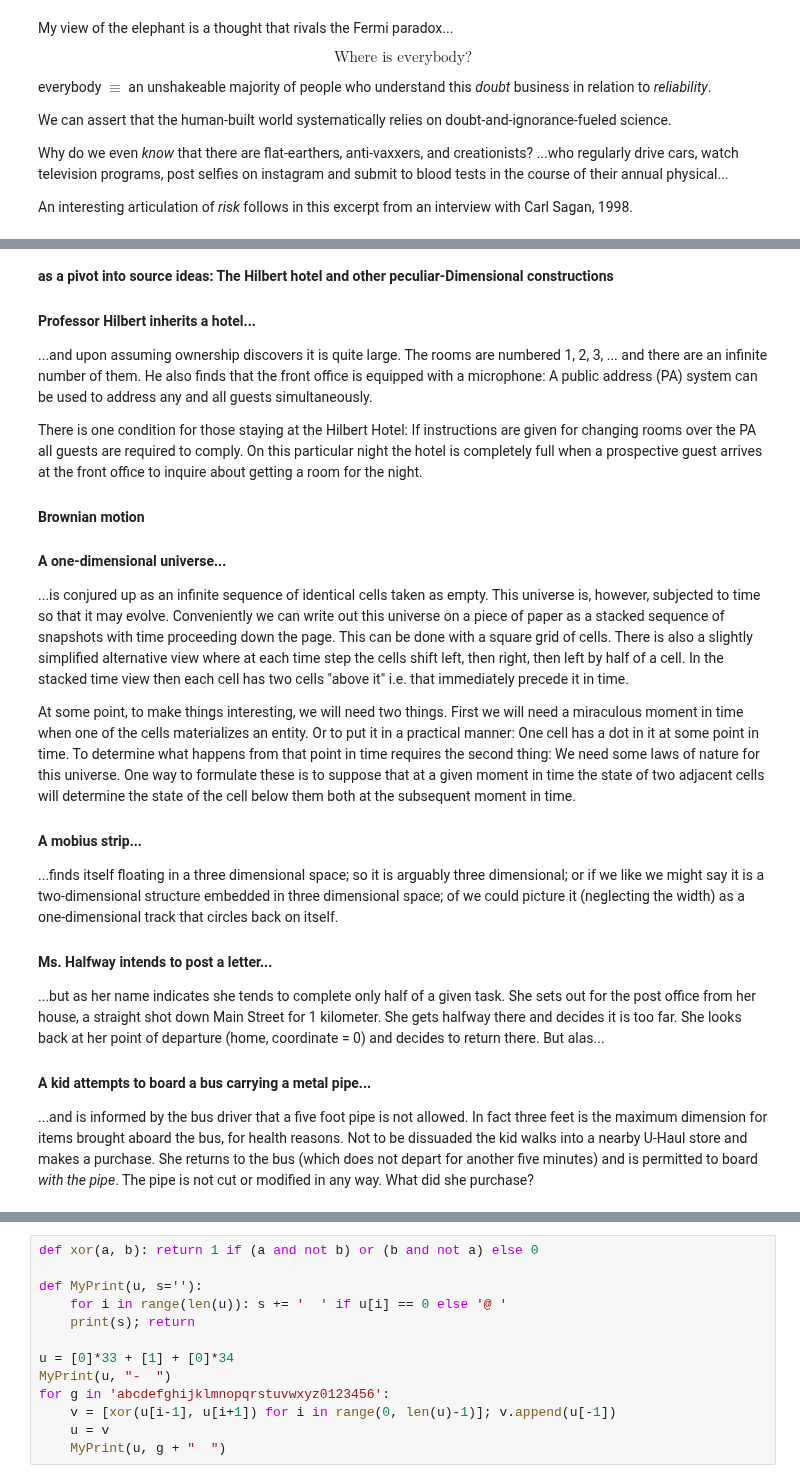
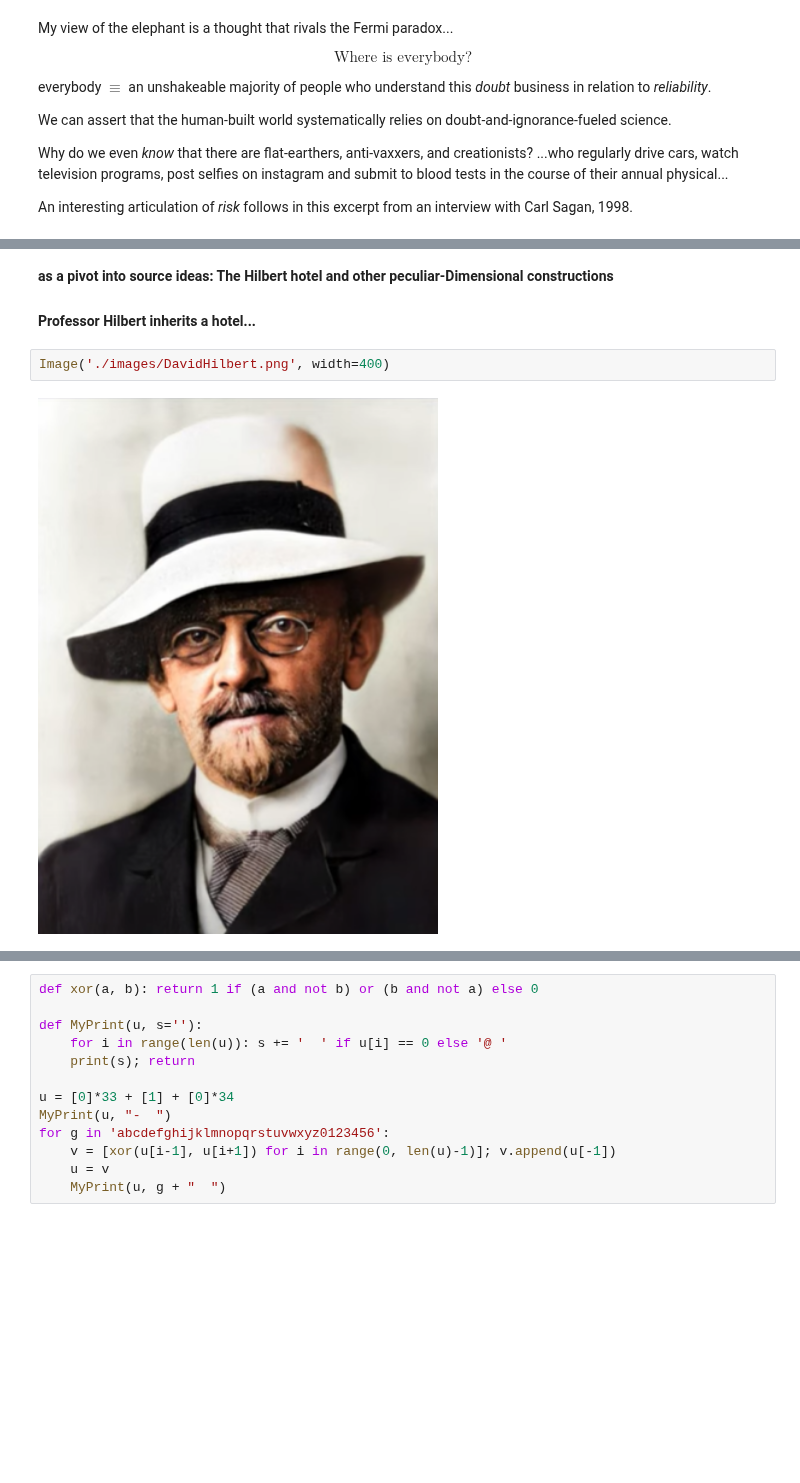
Before and after one commit to robfatland/othermathclub, a Jupyter notebook: ShowNTell.ipynb, the cells around one changed output, grey strips where cells are left out. Saved outputs shown, nothing was run; the diff lists cells and outputs as text; blank space fills up the shorter version.

```diff
--- a/ShowNTell.ipynb
+++ b/ShowNTell.ipynb
@@ -126,63 +130,9 @@ YouTubeVideo('f9A_qFM9IAk')
-# %% [markdown]
-**as a pivot into source ideas: The Hilbert hotel and other peculiar-Dimensional constructions**
-
-
-#### Professor Hilbert inherits a hotel...
-
-
-...and upon assuming ownership discovers it is quite large. The rooms are numbered 1, 2, 3, ... and there
-are an infinite number of them. He also finds that the front office is equipped with a microphone: A public address (PA) system can be used to
-address any and all guests simultaneously.
-
-
-There is one condition for those staying at the Hilbert Hotel: If instructions are given for changing rooms
-over the PA all guests are required to comply. On this particular night the hotel is completely full when a prospective guest arrives at
-the front office to inquire about getting a room for the night.
-
-
-#### Brownian motion
-
-
-
-#### A one-dimensional universe...
-
-
-...is conjured up as an infinite sequence of identical cells taken as empty. This universe is, however, subjected to
-time so that it may evolve. Conveniently we can write out this universe on a piece of paper as a stacked sequence of
-snapshots with time proceeding down the page. This can be done with a square grid of cells. There is also a slightly
-simplified alternative view where at each time step the cells shift left, then right, then left by half of a cell. In
-the stacked time view then each cell has two cells "above it" i.e. that immediately precede it in time.
-
-
-At some point, to make things interesting, we will need two things. First we will need a miraculous moment in time
-when one of the cells materializes an entity. Or to put it in a practical manner: One cell has a dot in it at some
-point in time. To determine what happens from that point in time requires the second thing: We need some laws of nature
-for this universe. One way to formulate these is to suppose that at a given moment in time the state of two adjacent
-cells will determine the state of the cell below them both at the subsequent moment in time.
-
-
-#### A mobius strip...
-
-
-...finds itself floating in a three dimensional space; so it is arguably three dimensional; or if we
-like we might say it is a two-dimensional structure embedded in three dimensional space; of we could
-picture it (neglecting the width) as a one-dimensional track that circles back on itself.
-
-
-
-#### Ms. Halfway intends to post a letter...
-
-
-...but as her name indicates she tends to complete only half of a given task. She sets out for the post office
-from her house, a straight shot down Main Street for 1 kilometer. She gets halfway there and decides it is too
-far. She looks back at her point of departure (home, coordinate = 0) and decides to return there. But alas...
-
-
-#### A kid attempts to board a bus carrying a metal pipe...
-
-
-...and is informed by the bus driver that a five foot pipe is not allowed. In fact three feet is the maximum
-dimension for items brought aboard the bus, for health reasons. Not to be dissuaded the kid walks into a
-nearby U-Haul store and makes a purchase. She returns to the bus (which does not depart for another five
-minutes) and is permitted to board *with the pipe*. The pipe is not cut or modified in any way. What did she
-purchase?
+# %% [markdown]
+**as a pivot into source ideas: The Hilbert hotel and other peculiar-Dimensional constructions**
+
+
+#### Professor Hilbert inherits a hotel...
+# %%
+Image('./images/DavidHilbert.png', width=400)
+# %% [output]
+[figure, added]
```
Also changed, not shown: parts of 3 cells of this notebook, 1 other file.
